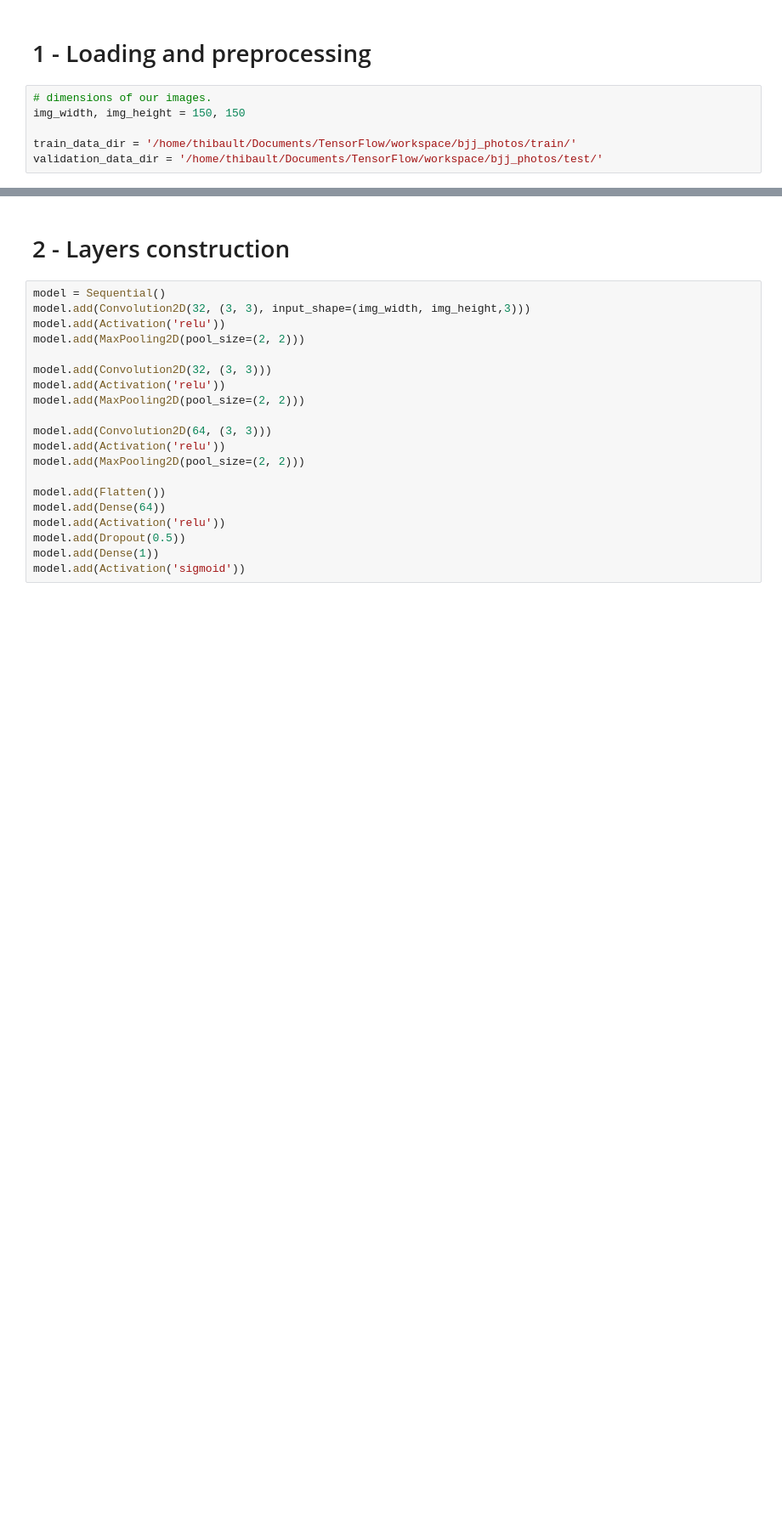
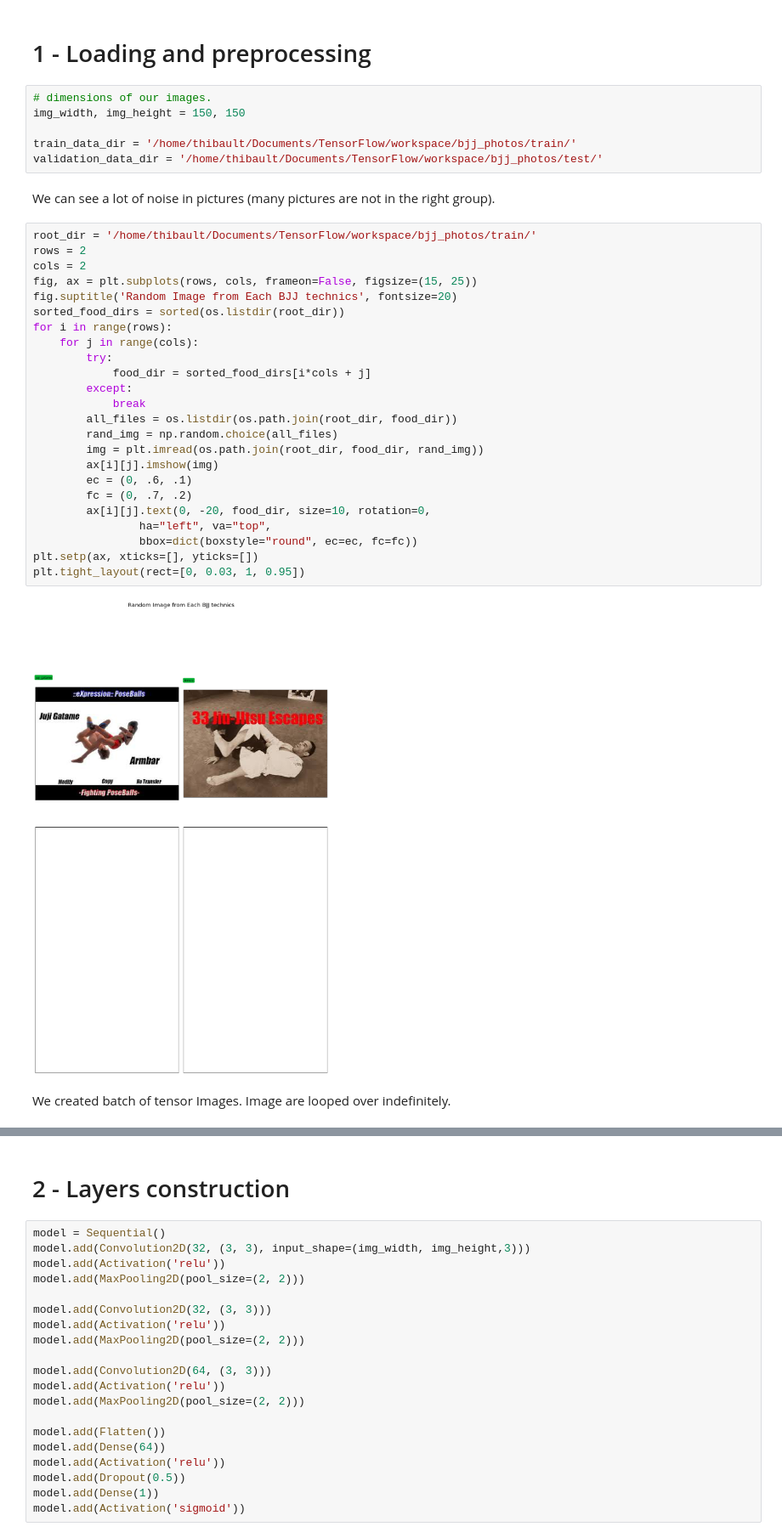
Before and after one commit to thibaultbl/Image_classification, a Jupyter notebook: Image_classification.ipynb, the cells around one changed output, grey strips where cells are left out. Shown at 85% size. Saved outputs shown, nothing was run; the diff lists cells and outputs as text; blank space fills up the shorter version.

```diff
--- a/Image_classification.ipynb
+++ b/Image_classification.ipynb
@@ -16,6 +23,36 @@ img_width, img_height = 150, 150
 
 train_data_dir = '/home/thibault/Documents/TensorFlow/workspace/bjj_photos/train/'
 validation_data_dir = '/home/thibault/Documents/TensorFlow/workspace/bjj_photos/test/'
+# %% [markdown]
+We can see a lot of noise in pictures (many pictures are not in the right group).
+# %%
+root_dir = '/home/thibault/Documents/TensorFlow/workspace/bjj_photos/train/'
+rows = 2
+cols = 2
+fig, ax = plt.subplots(rows, cols, frameon=False, figsize=(15, 25))
+fig.suptitle('Random Image from Each BJJ technics', fontsize=20)
+sorted_food_dirs = sorted(os.listdir(root_dir))
+for i in range(rows):
+    for j in range(cols):
+        try:
+            food_dir = sorted_food_dirs[i*cols + j]
+        except:
+            break
+        all_files = os.listdir(os.path.join(root_dir, food_dir))
+        rand_img = np.random.choice(all_files)
+        img = plt.imread(os.path.join(root_dir, food_dir, rand_img))
+        ax[i][j].imshow(img)
+        ec = (0, .6, .1)
+        fc = (0, .7, .2)
+        ax[i][j].text(0, -20, food_dir, size=10, rotation=0,
+                ha="left", va="top",
+                bbox=dict(boxstyle="round", ec=ec, fc=fc))
+plt.setp(ax, xticks=[], yticks=[])
+plt.tight_layout(rect=[0, 0.03, 1, 0.95])
+# %% [output]
+[figure, added]
+# %% [markdown]
+We created batch of tensor Images. Image are looped over indefinitely.
 # %%
 ##preprocessing
 # used to rescale the pixel values from [0, 255] to [0, 1] interval
```
Also changed, not shown: parts of 13 cells of this notebook.
